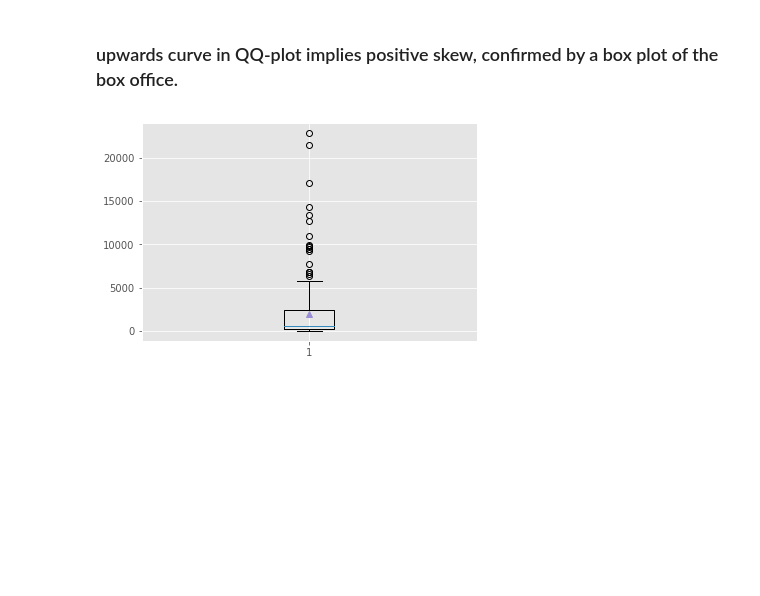
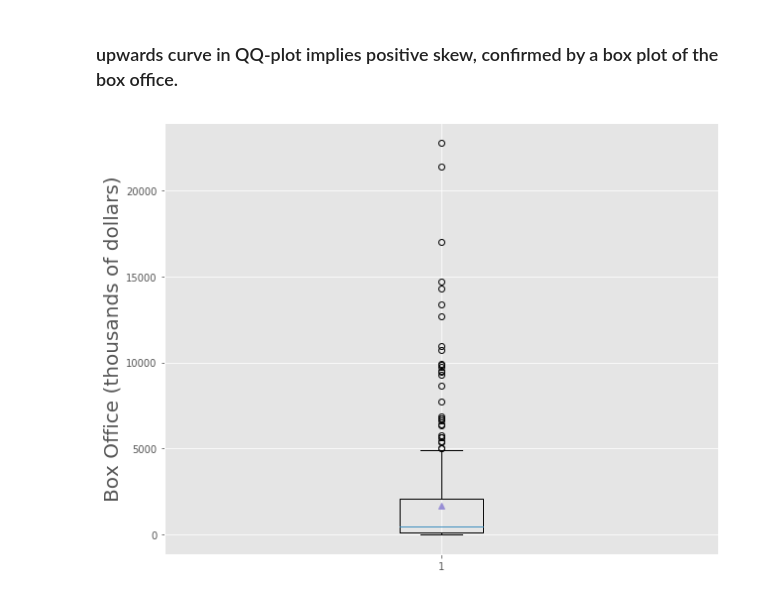
Before and after one commit to madisonkwynn/tweevie, a Jupyter notebook: 3_multiple_regression.ipynb, the cells around one changed output. Drawn from its saved outputs; the diff is of its cells as text; code cells hidden in the pictures; blank space fills up the shorter version.

```diff
--- a/3_multiple_regression.ipynb
+++ b/3_multiple_regression.ipynb
@@ -14,16 +14,18 @@ import pandas as pd
 import statsmodels.api as sm
 import numpy as np
 
-df = pd.read_csv('analysis_results/allfilms.csv')
+df = pd.read_csv('analysis_results/all_data.csv')
+df["box office"] = df["box office"]/1000
+
 # filter out only rows where "days since release" greater or equal to 0
 released = df.loc[df["days since release"]>=0, :].reset_index(drop = True)
+released.to_csv('analysis_results/released_only.csv', index=False, header=True)
 
 # add a column to the table marking numbers of weeks a movie has been released,
 # anything more than 8 weeks are binned as 8+ weeks
 week_cutoff = [-1, 6, 13, 20, 27, 34, 41, 48, 55, 150]
 week = list(range(9))
-released["weeks since release"] = pd.cut(df["days since release"], week_cutoff, labels=week)
-released["box office"] = released["box office"]/1000
-released.head()
+released["weeks since release"] = pd.cut(released["days since release"], week_cutoff, labels=week)
+released.tail()
 # %% [output]
 |  | day | daily tweet count | day of week | title | box office | days since release | weekend | star | ... |
@@ -358,8 +412,11 @@ plot_lm_2.axes[0].set_ylabel('Standardized Residuals');
 # %% [markdown]
 ### upwards curve in QQ-plot implies positive skew, confirmed by a box plot of the box office.
 # %%
-dataset = fiveweeks["box office"]
+dataset = sevenweeks["box office"]
+fig = plt.figure(figsize = (10,8))
 plt.boxplot(dataset, showmeans=True)
-plt.show()
+plt.ylabel('Box Office (thousands of dollars)',fontsize = 20)
+
+plt.savefig('analysis_results/boxoffice_boxplot.png')
 # %% [output]
-[figure, old version]
+[figure, new version]
```
Also changed, not shown: parts of 17 cells of this notebook, 28 other files.
